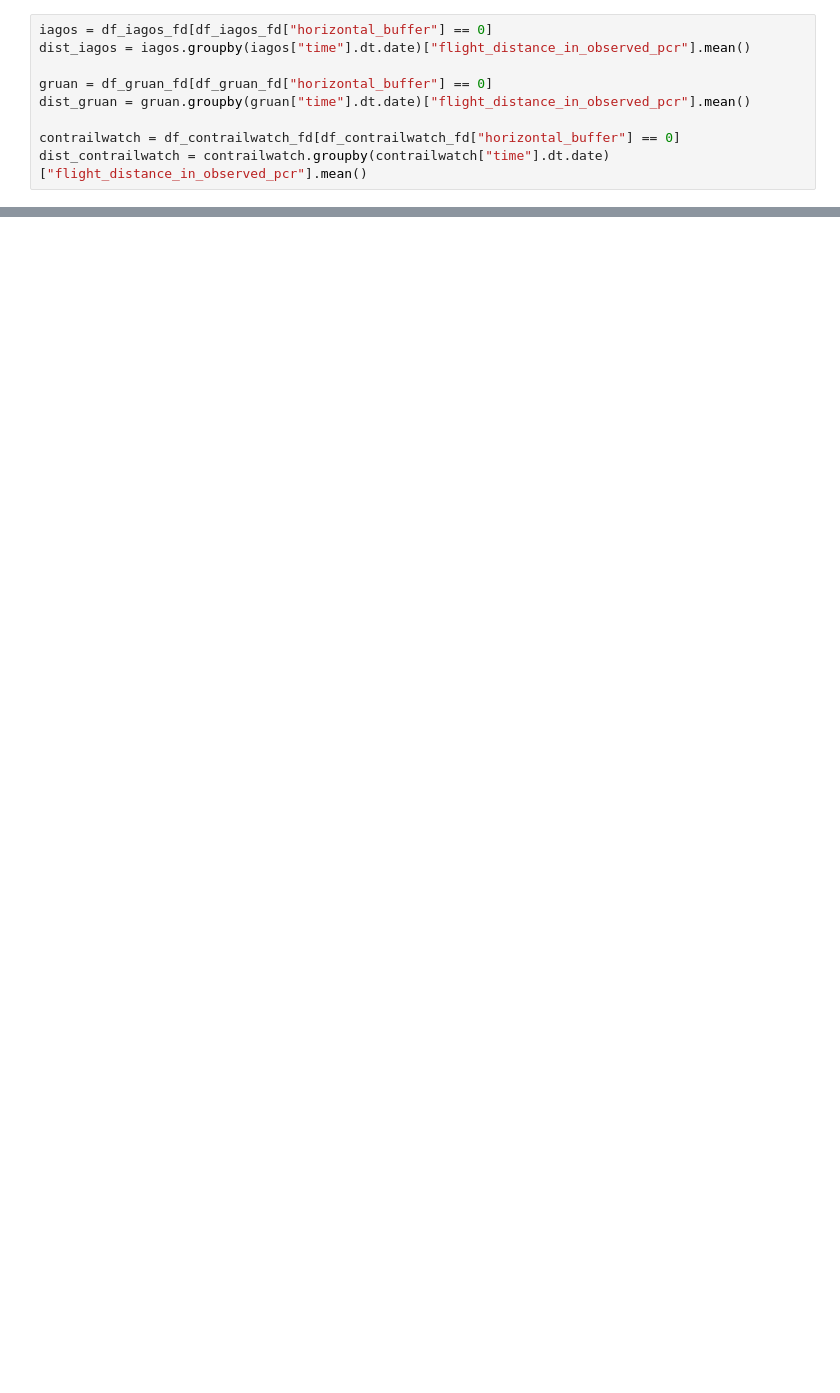
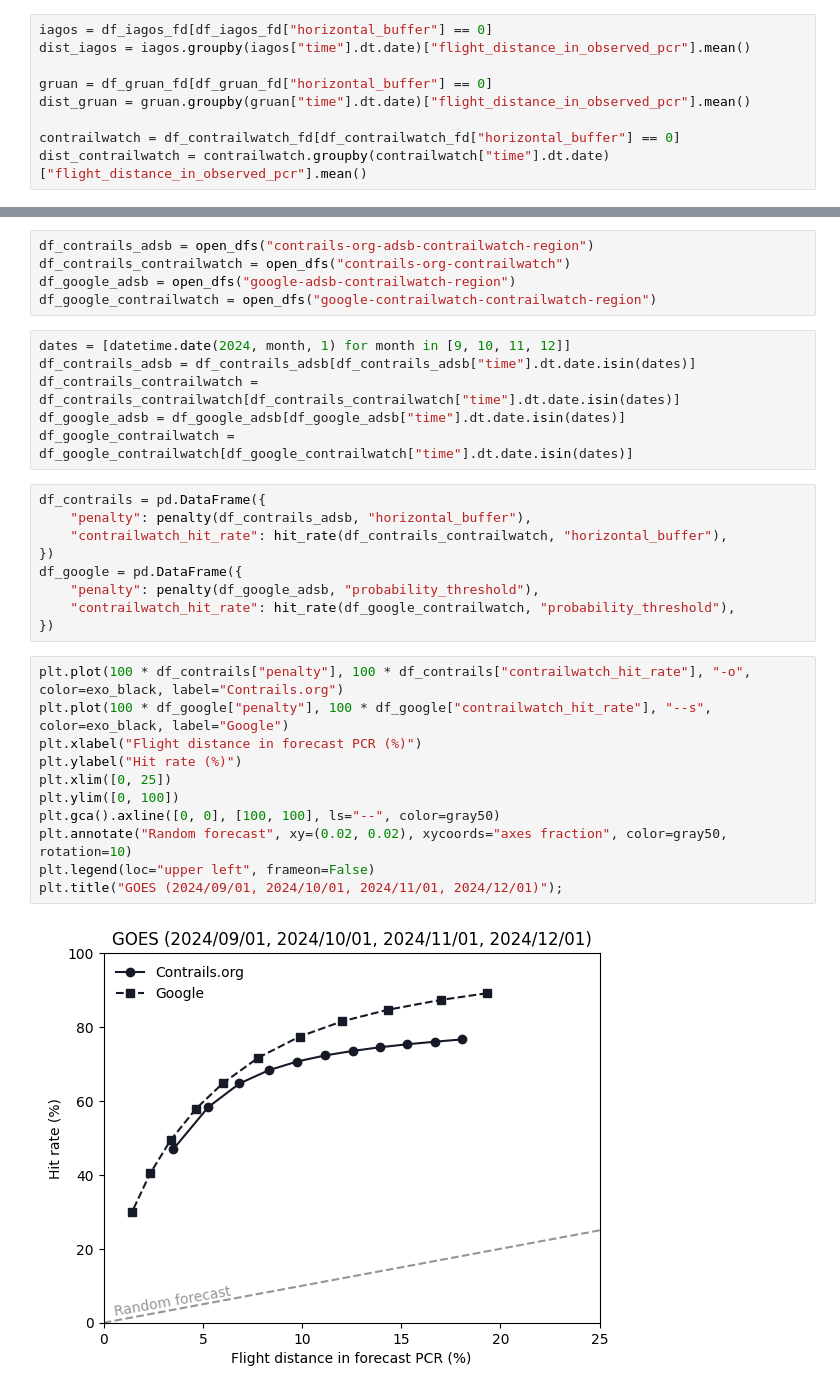
Before and after one commit to contrailcirrus/contrail-bench, a Jupyter notebook: publications/2025Q1/data/curation.ipynb, the cells around one changed output, grey strips where cells are left out. Saved outputs shown, nothing was run; the diff lists cells and outputs as text; blank space fills up the shorter version.

```diff
--- a/publications/2025Q1/data/curation.ipynb
+++ b/publications/2025Q1/data/curation.ipynb
@@ -411,0 +456,33 @@ plt.legend(loc="upper left", frameon=False);
+# %%
+df_contrails_adsb = open_dfs("contrails-org-adsb-contrailwatch-region")
+df_contrails_contrailwatch = open_dfs("contrails-org-contrailwatch")
+df_google_adsb = open_dfs("google-adsb-contrailwatch-region")
+df_google_contrailwatch = open_dfs("google-contrailwatch-contrailwatch-region")
+# %%
+dates = [datetime.date(2024, month, 1) for month in [9, 10, 11, 12]]
+df_contrails_adsb = df_contrails_adsb[df_contrails_adsb["time"].dt.date.isin(dates)]
+df_contrails_contrailwatch = df_contrails_contrailwatch[df_contrails_contrailwatch["time"].dt.date.isin(dates)]
+df_google_adsb = df_google_adsb[df_google_adsb["time"].dt.date.isin(dates)]
+df_google_contrailwatch = df_google_contrailwatch[df_google_contrailwatch["time"].dt.date.isin(dates)]
+# %%
+df_contrails = pd.DataFrame({
+    "penalty": penalty(df_contrails_adsb, "horizontal_buffer"),
+    "contrailwatch_hit_rate": hit_rate(df_contrails_contrailwatch, "horizontal_buffer"),
+})
+df_google = pd.DataFrame({
+    "penalty": penalty(df_google_adsb, "probability_threshold"),
+    "contrailwatch_hit_rate": hit_rate(df_google_contrailwatch, "probability_threshold"),
+})
+# %%
+plt.plot(100 * df_contrails["penalty"], 100 * df_contrails["contrailwatch_hit_rate"], "-o", color=exo_black, label="Contrails.org")
+plt.plot(100 * df_google["penalty"], 100 * df_google["contrailwatch_hit_rate"], "--s", color=exo_black, label="Google")
+plt.xlabel("Flight distance in forecast PCR (%)")
+plt.ylabel("Hit rate (%)")
+plt.xlim([0, 25])
+plt.ylim([0, 100])
+plt.gca().axline([0, 0], [100, 100], ls="--", color=gray50)
+plt.annotate("Random forecast", xy=(0.02, 0.02), xycoords="axes fraction", color=gray50, rotation=10)
+plt.legend(loc="upper left", frameon=False)
+plt.title("GOES (2024/09/01, 2024/10/01, 2024/11/01, 2024/12/01)");
+# %% [output]
+[figure, added]
```
Also changed, not shown: parts of 15 cells of this notebook, 22 other files.
